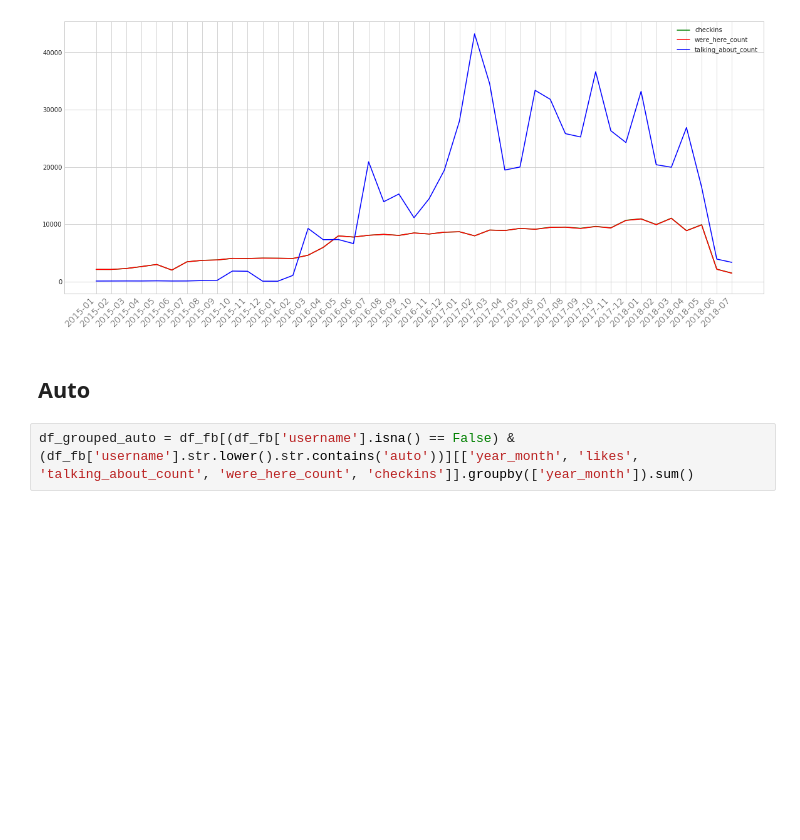
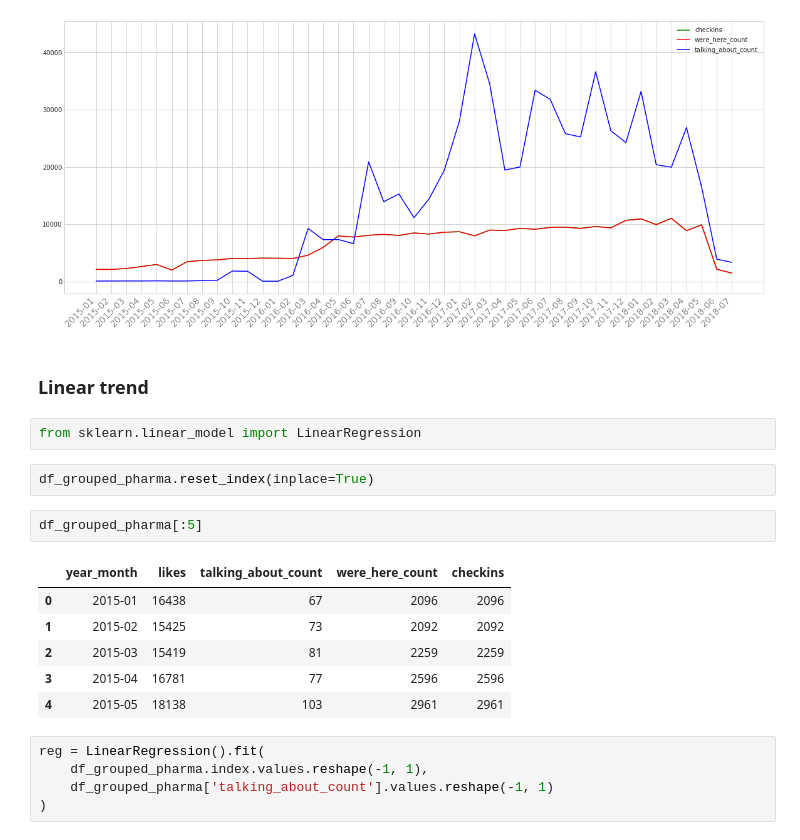
Before and after one commit to Zol-S/other, a Jupyter notebook: TheDataIncubator/facebook_data.ipynb, the cells around one changed output. Cells and saved outputs as stored; diff of their text form; blank space fills up the shorter version.

```diff
--- a/TheDataIncubator/facebook_data.ipynb
+++ b/TheDataIncubator/facebook_data.ipynb
@@ -141,7 +166,23 @@ plt.savefig('output/pharma.png')
 plt.show()
 # %% [output]
 [figure]
-# %% [markdown]
-## Auto
-# %%
-df_grouped_auto = df_fb[(df_fb['username'].isna() == False) & (df_fb['username'].str.lower().str.contains('auto'))][['year_month', 'likes', 'talking_about_count', 'were_here_count', 'checkins']].groupby(['year_month']).sum()
+# %% [markdown]
+### Linear trend
+# %%
+from sklearn.linear_model import LinearRegression
+# %%
+df_grouped_pharma.reset_index(inplace=True)
+# %%
+df_grouped_pharma[:5]
+# %% [output]
+|  | year_month | likes | talking_about_count | were_here_count | checkins |
+| 0 | 2015-01 | 16438 | 67 | 2096 | 2096 |
+| 1 | 2015-02 | 15425 | 73 | 2092 | 2092 |
+| 2 | 2015-03 | 15419 | 81 | 2259 | 2259 |
+| 3 | 2015-04 | 16781 | 77 | 2596 | 2596 |
+| 4 | 2015-05 | 18138 | 103 | 2961 | 2961 |
+# %%
+reg = LinearRegression().fit(
+    df_grouped_pharma.index.values.reshape(-1, 1),
+    df_grouped_pharma['talking_about_count'].values.reshape(-1, 1)
+)
```
Also changed, not shown: parts of 8 cells of this notebook, 1 other file.
